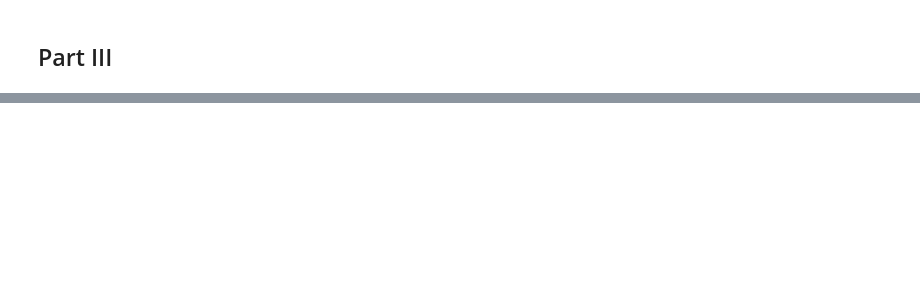
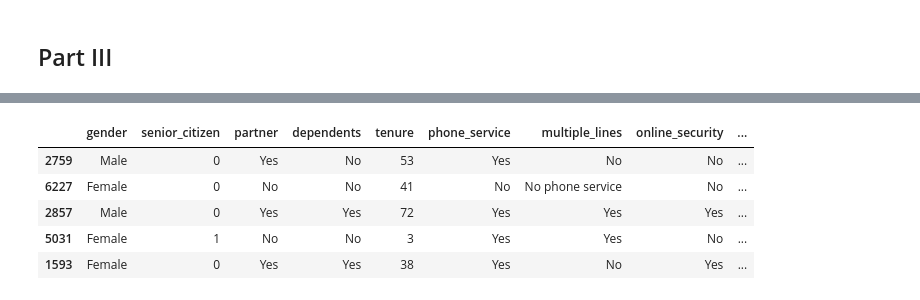
Before and after one commit to eelysee/classification_exercises, a Jupyter notebook: classification_exercises.ipynb, the cells around one changed output, grey strips where cells are left out. Saved outputs shown, nothing was run; the diff lists cells and outputs as text; code cells hidden in the pictures; blank space fills up the shorter version.

```diff
--- a/classification_exercises.ipynb
+++ b/classification_exercises.ipynb
@@ -833,0 +878,9 @@ titanic.groupby('pclass').describe().T
+# %%
+t_telco.head()
+# %% [output]
+|  | gender | senior_citizen | partner | dependents | tenure | phone_service | multiple_lines | online_security | ... |
+| 2759 | Male | 0 | Yes | No | 53 | Yes | No | No | ... |
+| 6227 | Female | 0 | No | No | 41 | No | No phone service | No | ... |
+| 2857 | Male | 0 | Yes | Yes | 72 | Yes | Yes | Yes | ... |
+| 5031 | Female | 1 | No | No | 3 | Yes | Yes | No | ... |
+| 1593 | Female | 0 | Yes | Yes | 38 | Yes | No | Yes | ... |
```
Also changed, not shown: parts of 14 cells of this notebook, 4 other files.
